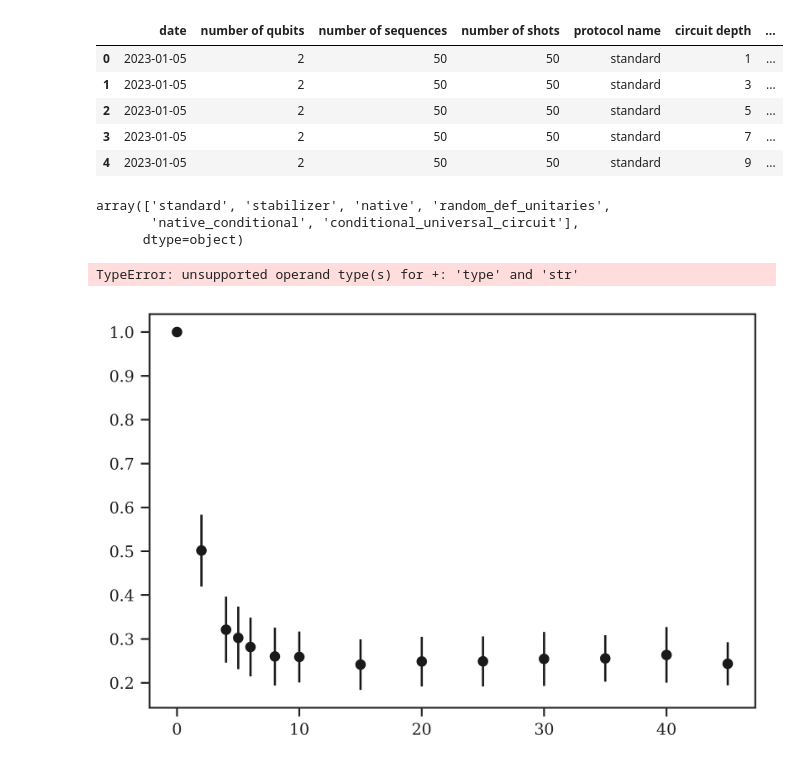
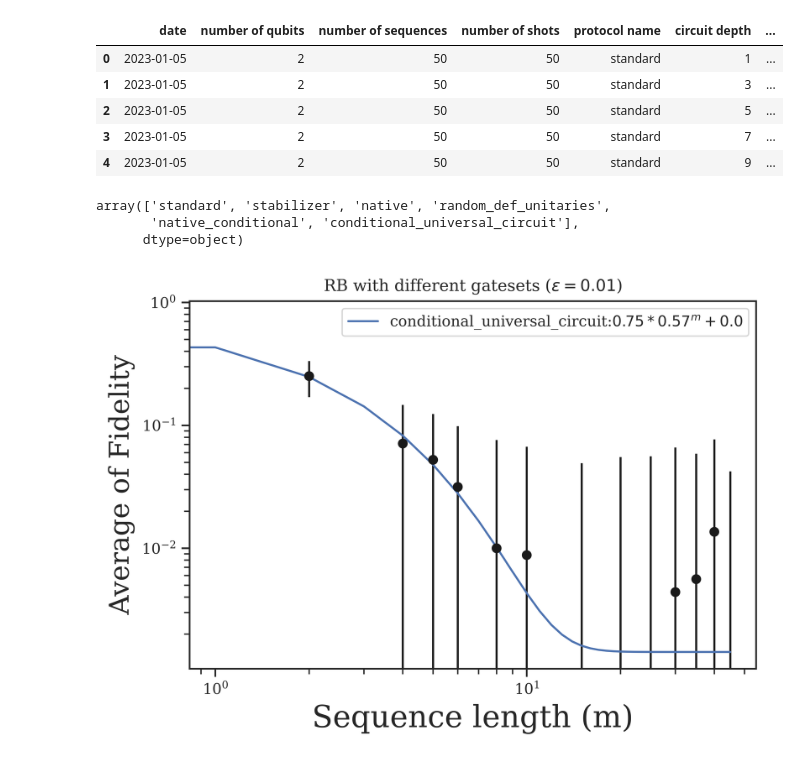
Before and after one commit to mmehrani/Randomized_Benchmarking_protocol, a Jupyter notebook: data_post_processing.ipynb, the cells around one changed output. Saved outputs shown, nothing was run; the diff lists cells and outputs as text; code cells hidden in the pictures.

```diff
--- a/data_post_processing.ipynb
+++ b/data_post_processing.ipynb
@@ -74,30 +74,30 @@ def plot_bench_arrays(axes, version, epsilon):
     axes.plot(between_layers, decay_func(between_layers, *popt),
               label = version + r': ${1}*{0}^m+{2}$'.format(*np.round(popt,5)))
     return
-# %%
-bench_versions
-# %% [output]
-array(['standard', 'stabilizer', 'native', 'random_def_unitaries',
-       'native_conditional', 'conditional_universal_circuit'],
-      dtype=object)
+# %%
+bench_versions
+# %% [output]
+array(['standard', 'stabilizer', 'native', 'random_def_unitaries',
+       'native_conditional', 'conditional_universal_circuit'],
+      dtype=object)
 # %%
 fig = plt.figure(dpi = 800)
 ax = fig.add_subplot()
 
 epsilon = 0.01
 
-for version in ['conditional_universal_circuit', 'standard']:
+for version in ['conditional_universal_circuit']:
 #     plot_bench_arrays(ax, version, epsilon)
-    plot_decay(ordered_layers_dict[version][epsilon][1:], avg_fdlty_dict[version][epsilon][1:],
+    plot_decay(ordered_layers_dict[version][epsilon][1:], avg_fdlty_dict[version][epsilon][1:] - 0.25,
                err_fdlty_dict[version][epsilon][1:], label = version, axes = ax)
 
+plt.loglog()
 ax.set_xlabel('Sequence length (m)', fontsize=18)
 ax.set_ylabel('Average of Fidelity', fontsize=16)
 ax.set_title(r'RB with different gatesets ($\epsilon = {}$)'.format(epsilon))
 
 plt.legend()
 
 fig.savefig(os.path.join(path, 'RB_comparison'+'.png'))
 # %% [output]
-TypeError: unsupported operand type(s) for +: 'type' and 'str'
-[figure, old version]
+[figure, new version]
```
Also changed, not shown: parts of 6 cells of this notebook, 4 other files.
